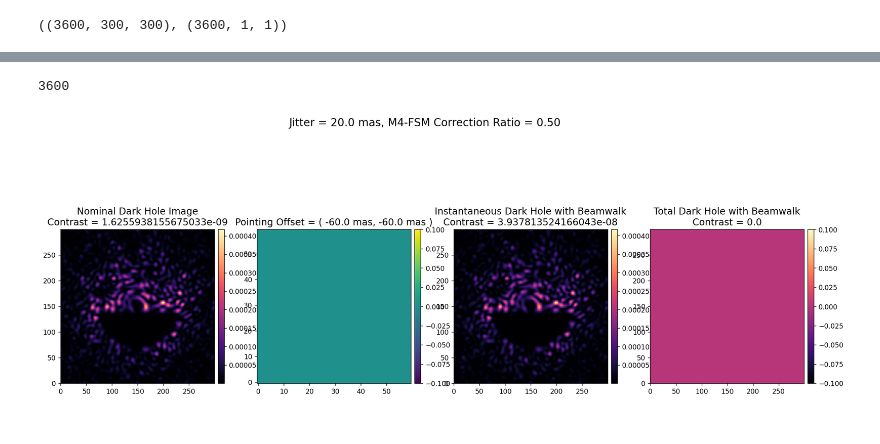
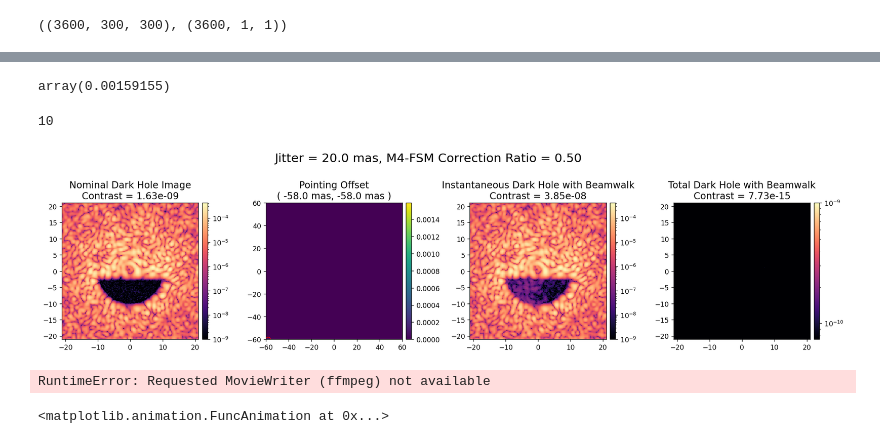
Before and after one commit to kian1377/esc-fresnel, a Jupyter notebook: notebooks/beamwalk_anim.ipynb, the cells around one changed output, grey strips where cells are left out. Drawn from its saved outputs; the diff is of its cells as text; code cells hidden in the pictures.

```diff
--- a/notebooks/beamwalk_anim.ipynb
+++ b/notebooks/beamwalk_anim.ipynb
@@ -180,21 +187,39 @@ def create_anim(
 
     anim = matplotlib.animation.FuncAnimation(fig, animate, frames=numframes, interval=interval/1000) # wants interval in ms
     return anim
-# %%
-
-anim = create_anim(
-    beamwalk_data,
-    # numframes=100,
-    # cmap4='viridis', cmap5='viridis', cmap6='viridis',
-    # norm3=norm3,
-    # norm4=norm4,
-    # norm5=norm5,
-    # # norm6=norm6,
-    # extent3=camsci_extent,
-    # # interval=100,
-    # interval=interval, # in ms
-    # wspace=0.3,
-)
-# %% [output]
-3600
-[figure, removed]
+# %%
+np.max(beamwalk_data['pointing_pdf'])
+# %% [output]
+array(0.00159155)
+# %%
+
+norms = [LogNorm(1e-9), Normalize(0, float(np.max(beamwalk_data['pointing_pdf']))), LogNorm(1e-9), LogNorm(1e-9)]
+
+Nim = beamwalk_data['nominal_im'].shape[0]
+im_pxscl = beamwalk_data['pxscl']
+im_extent = np.array([-Nim/2, Nim/2, -Nim/2, Nim/2,])*im_pxscl
+pdf_pxscl = beamwalk_data['pointing_sampling'].to_value(u.mas)
+Npdf = beamwalk_data['pointing_pdf'].shape[0]
+pdf_extent = np.array([-Npdf/2, Npdf/2, -Npdf/2, Npdf/2,])*pdf_pxscl
+extents = [im_extent, pdf_extent, im_extent, im_extent]
+
+interval = 0.5
+
+anim = create_anim(
+    beamwalk_data,
+    numframes=10,
+    title_fs=14,
+    extents=extents,
+    norms=norms,
+    interval=interval, # in ms
+    wspace=0.4,
+    figsize=(20,5),
+)
+# %% [output]
+10
+[figure, added]
+# %%
+anim
+# %% [output]
+RuntimeError: Requested MovieWriter (ffmpeg) not available
+<matplotlib.animation.FuncAnimation at 0x...>
```
Also changed, not shown: parts of 7 cells of this notebook, 1 other file.
